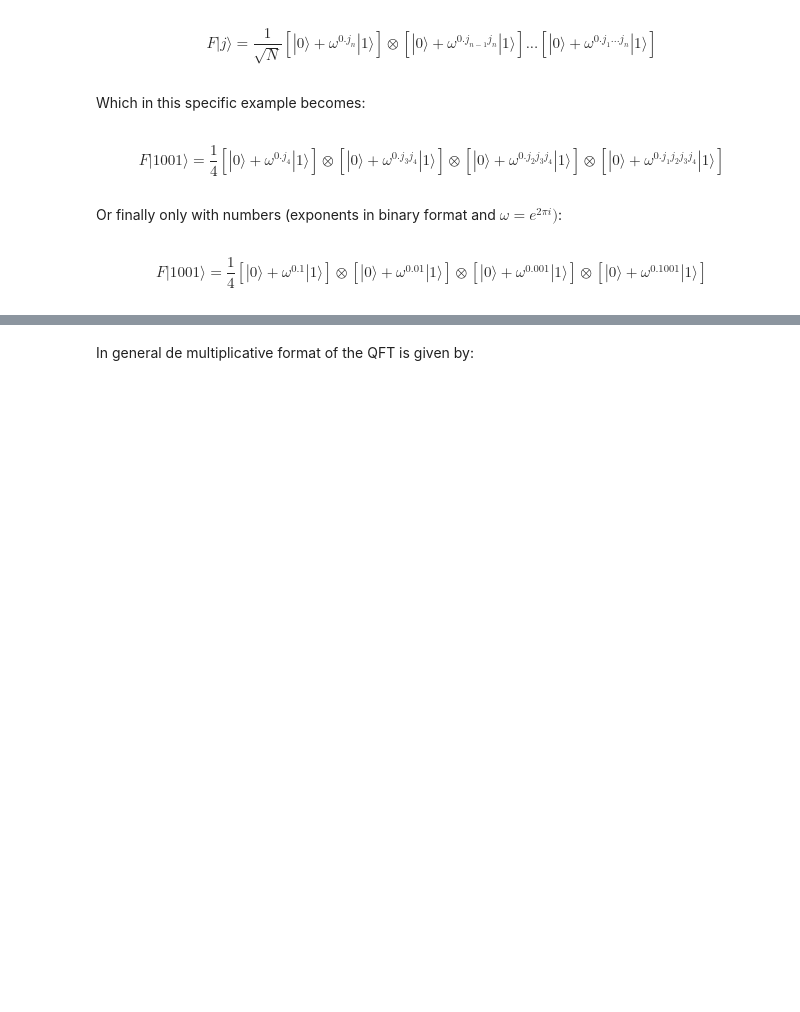
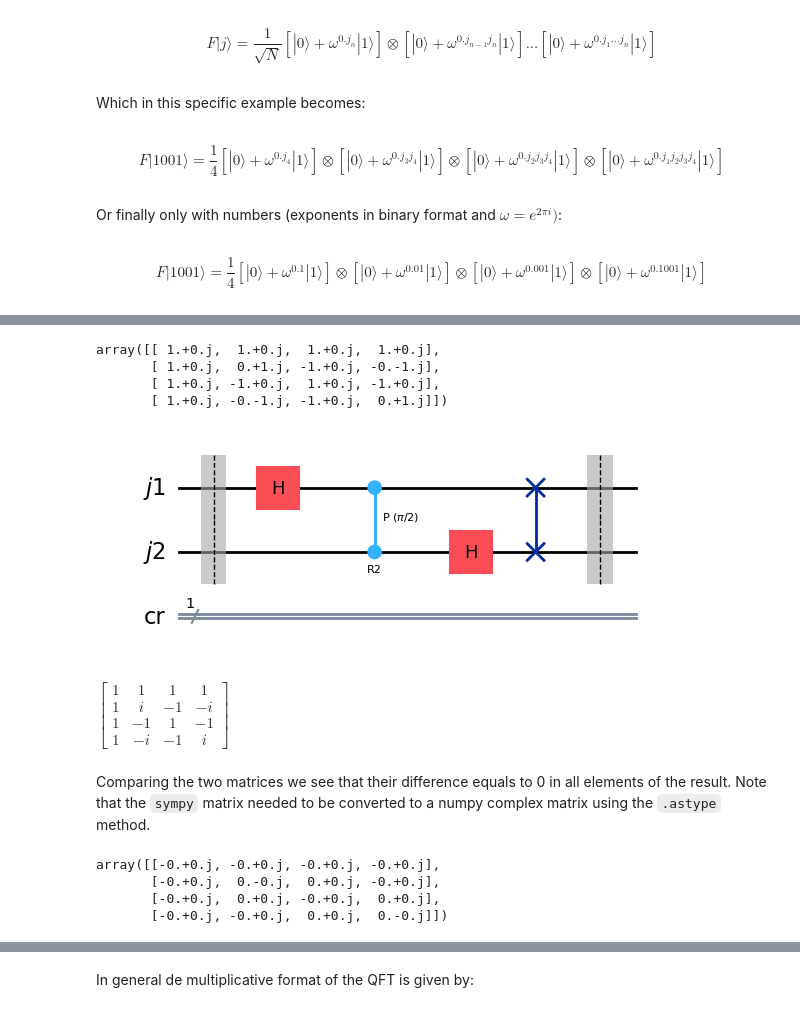
Before and after one commit to gustavomirapalheta/Quantum-Computing-with-Qiskit, a Jupyter notebook: 2.2.Qiskit Simon, Grover, Shor, QFT, em trabalho.ipynb, the cells around one changed output, grey strips where cells are left out. Drawn from its saved outputs; the diff is of its cells as text; code cells hidden in the pictures; blank space fills up the shorter version.

```diff
--- a/2.2.Qiskit Simon, Grover, Shor, QFT, em trabalho.ipynb
+++ b/2.2.Qiskit Simon, Grover, Shor, QFT, em trabalho.ipynb
@@ -1715,0 +1747,76 @@ $$ F|1001\rangle = \frac{1}{4} [|0\rangle + \omega^{0.1}|1\rangle ] \otimes [|0\
+# %%
+# IMPORTANT NOTE: The readings in Qiskit should be done from bottom up.
+#                 The most significant bit (the leftmost in a table or
+#                 matrix is the one at the BOTTOM).
+
+# Circuit definition
+j1 = qk.QuantumRegister(1,'j1')
+j2 = qk.QuantumRegister(1,'j2')
+cr = qk.ClassicalRegister(1,"cr")
+qc = qk.QuantumCircuit(j1,j2,cr)
+
+qc.barrier()
+qc.h(j1)
+qc.cp(2*np.pi*(1/4),j2,j1,"R2")
+qc.h(j2)
+qc.swap(j1,j2)
+qc.barrier()
+
+# This is needed to compare the standard QFT matrix
+#  with the QFT Qiskit matrx. Qiskit uses little endian
+#  convention where "01" is in fact "10". Therefore
+#  the rows and columns of 01 must become 10 and
+ # vice-versa so the matrices can be compared.
+QFT_qk = Operator(qc).data*2
+QFT_qk[[1,2],:] = QFT_qk[[2,1],:]
+QFT_qk[:,[1,2]] = QFT_qk[:,[2,1]]
+QFT_qk
+display(QFT_qk)
+
+# Measurements
+#qc.measure(j2,cr)
+display(qc.draw('mpl'))
+
+# Transpilation, simulation and results plotting
+#plot_counts(qc)
+# %% [output]
+array([[ 1.+0.j,  1.+0.j,  1.+0.j,  1.+0.j],
+       [ 1.+0.j,  0.+1.j, -1.+0.j, -0.-1.j],
+       [ 1.+0.j, -1.+0.j,  1.+0.j, -1.+0.j],
+       [ 1.+0.j, -0.-1.j, -1.+0.j,  0.+1.j]])
+[figure, added]
+# %%
+# Here we calculate the QFT matrix using only linear algebra
+
+import numpy as np
+import sympy as sp
+from sympy.physics.quantum import TensorProduct as kron
+
+I = sp.eye(2)
+H = sp.Matrix([[1,1],[1,-1]])
+IH = kron(I,H); IH
+cp2 = sp.eye(4)
+cp2[3,3] = sp.E**(2*sp.pi*sp.I/2**2); cp2
+HI = kron(H,I); HI
+QFT = np.array(IH*cp2*HI)
+
+# This switch of rows here happens to account for
+#  the swap operation at the circuit end. It
+#  happens in the rows because we want to switch
+#  the position of the output bits and matrix
+#  multiplication can be understood as an operation
+#  where numbers go in through the columns and
+#  come out through the rows.
+QFT[[1,2],:] = QFT[[2,1],:]
+sp.Matrix(QFT)
+# %% [output]
+$\displaystyle \left[\begin{matrix}1 & 1 & 1 & 1\\1 & i & -1 & - i\\1 & -1 & 1 & -1\\1 & - i & -1 & i\end{matrix}\right]$
+# %% [markdown]
+Comparing the two matrices we see that their difference equals to 0 in all elements of the result. Note that the `sympy` matrix needed to be converted to a numpy complex matrix using the `.astype` method.
+# %%
+QFT_qk - np.array(QFT).astype(np.complex128)
+# %% [output]
+array([[-0.+0.j, -0.+0.j, -0.+0.j, -0.+0.j],
+       [-0.+0.j,  0.-0.j,  0.+0.j, -0.+0.j],
+       [-0.+0.j,  0.+0.j, -0.+0.j,  0.+0.j],
+       [-0.+0.j, -0.+0.j,  0.+0.j,  0.-0.j]])
```
Also changed, not shown: parts of 27 cells of this notebook, 13 other files.
